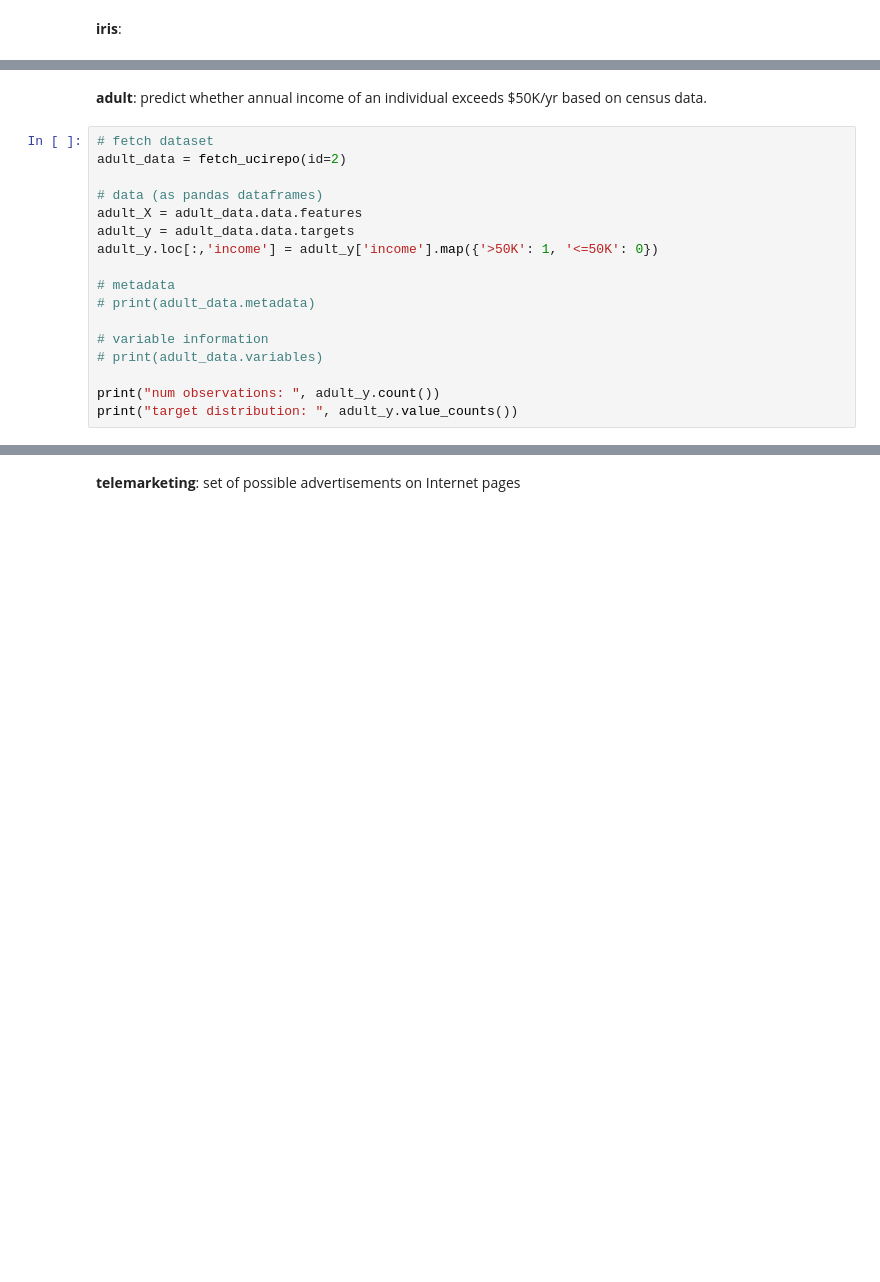
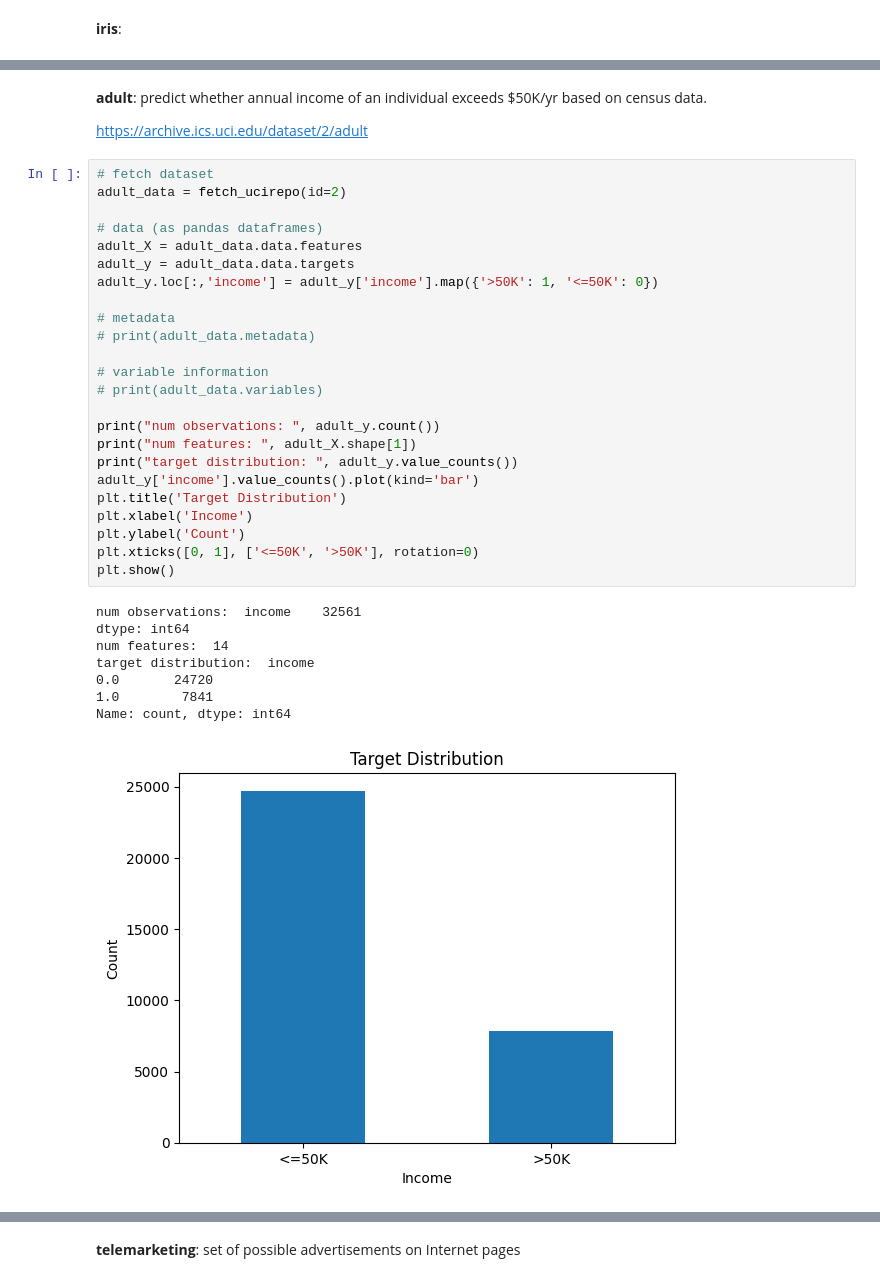
Before and after one commit to mafits/opt-ordinal-scorecards, a Jupyter notebook: diff-scorecards.ipynb, the cells around one changed output, grey strips where cells are left out. Cells and saved outputs as stored; diff of their text form; blank space fills up the shorter version.

```diff
--- a/diff-scorecards.ipynb
+++ b/diff-scorecards.ipynb
@@ -46,21 +59,39 @@ print("target distribution: ", iris_y.value_counts())
 # %% [markdown]
 **adult**: predict whether annual income of an individual exceeds $50K/yr based on census data.
+
+https://archive.ics.uci.edu/dataset/2/adult
 # %%
 # fetch dataset
 adult_data = fetch_ucirepo(id=2)
 
 # data (as pandas dataframes)
 adult_X = adult_data.data.features
 adult_y = adult_data.data.targets
 adult_y.loc[:,'income'] = adult_y['income'].map({'>50K': 1, '<=50K': 0})
 
 # metadata
 # print(adult_data.metadata)
 
 # variable information
 # print(adult_data.variables)
 
 print("num observations: ", adult_y.count())
+print("num features: ", adult_X.shape[1])
 print("target distribution: ", adult_y.value_counts())
+adult_y['income'].value_counts().plot(kind='bar')
+plt.title('Target Distribution')
+plt.xlabel('Income')
+plt.ylabel('Count')
+plt.xticks([0, 1], ['<=50K', '>50K'], rotation=0)
+plt.show()
+# %% [output]
+num observations:  income    32561
+dtype: int64
+num features:  14
+target distribution:  income
+0.0       24720
+1.0        7841
+Name: count, dtype: int64
+[figure, added]
 # %% [markdown]
 **mammo**: discrimination of benign and malignant mammographic masses based on BI-RADS attributes and the patient's age.
```
Also changed, not shown: parts of 45 cells of this notebook, 5 other files.
